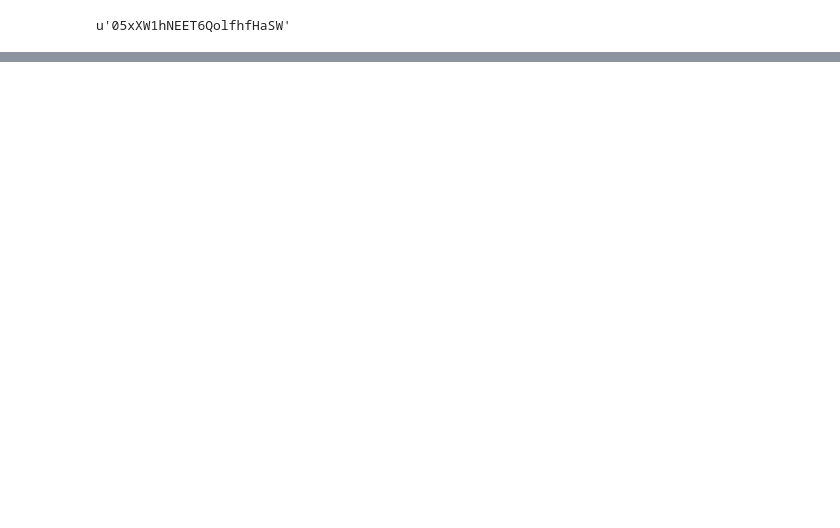
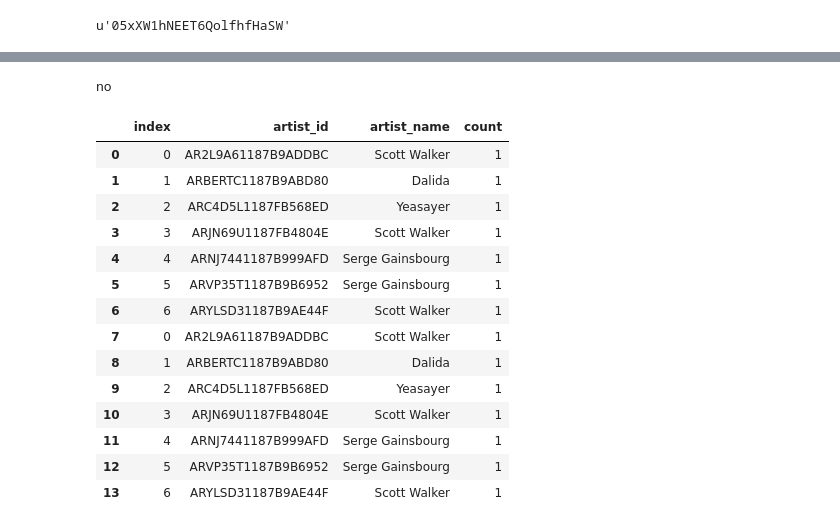
Before and after one commit to bsbell21/CapstoneProject, a Jupyter notebook: Spotify_API_Practice.ipynb, the cells around one changed output, grey strips where cells are left out. Saved outputs shown, nothing was run; the diff lists cells and outputs as text; code cells hidden in the pictures; blank space fills up the shorter version.

Commit message:
pipeline spotify almost complete

```diff
--- a/Spotify_API_Practice.ipynb
+++ b/Spotify_API_Practice.ipynb
@@ -53,0 +372,6 @@ en.get('song
+# %%
+import time
+start = time.time()
+df_artists_data, echonest_ids = sf_b.get_playlist_data()
+end = time.time()
+print 'time to completion: ', end - start
@@ -53,0 +400,2 @@ en.get('song
+# %%
+sf_new = sf.SpotifyFunctions()
@@ -53,0 +415,3 @@ en.get('song
+# %%
+ids_test = sf_new.get_echonest_ids_by_artistname(list(df_artists_data['artist_name'].values)[:10])
+ids_test
@@ -53,0 +426,5 @@ en.get('song
+# %%
+df_test = pd.DataFrame(ids_test)
+df_test['count'] = 1
+df_test.columns = ['artist_id', 'artist_name', 'count']
+df_test
@@ -53,0 +610,26 @@ en.get('song
+# %%
+abcxyz =2
+if not abcxyz:
+    print 'yes'
+else:
+    print 'no'
+# %% [output]
+no
+# %%
+pd.concat([df_test, df_test]).reset_index()
+# %% [output]
+|  | index | artist_id | artist_name | count |
+| 0 | 0 | AR2L9A61187B9ADDBC | Scott Walker | 1 |
+| 1 | 1 | ARBERTC1187B9ABD80 | Dalida | 1 |
+| 2 | 2 | ARC4D5L1187FB568ED | Yeasayer | 1 |
+| 3 | 3 | ARJN69U1187FB4804E | Scott Walker | 1 |
+| 4 | 4 | ARNJ7441187B999AFD | Serge Gainsbourg | 1 |
+| 5 | 5 | ARVP35T1187B9B6952 | Serge Gainsbourg | 1 |
+| 6 | 6 | ARYLSD31187B9AE44F | Scott Walker | 1 |
+| 7 | 0 | AR2L9A61187B9ADDBC | Scott Walker | 1 |
+| 8 | 1 | ARBERTC1187B9ABD80 | Dalida | 1 |
+| 9 | 2 | ARC4D5L1187FB568ED | Yeasayer | 1 |
+| 10 | 3 | ARJN69U1187FB4804E | Scott Walker | 1 |
+| 11 | 4 | ARNJ7441187B999AFD | Serge Gainsbourg | 1 |
+| 12 | 5 | ARVP35T1187B9B6952 | Serge Gainsbourg | 1 |
+| 13 | 6 | ARYLSD31187B9AE44F | Scott Walker | 1 |
```
Also changed, not shown: parts of 59 cells of this notebook, 4 other files.
